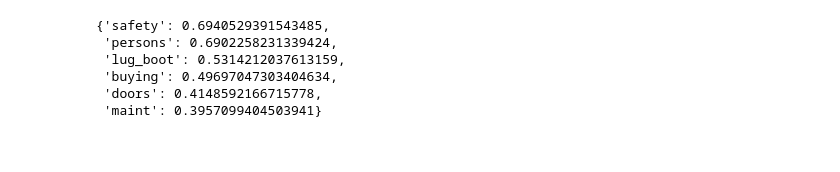
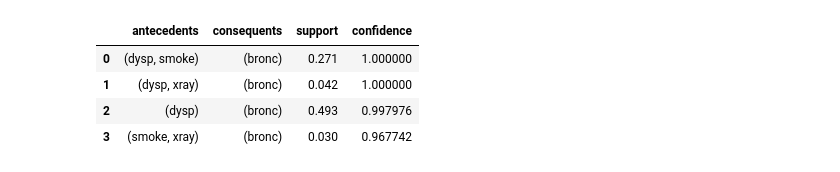
Before and after one commit to TumeloMkwambe/Honours-RP, a Jupyter notebook: main.ipynb, the cells around one changed output. Cells and saved outputs as stored; diff of their text form; code cells hidden in the pictures.

```diff
--- a/main.ipynb
+++ b/main.ipynb
@@ -318,0 +277,3 @@ INFO:pgmpy:Reached maximum number of allowed conditional variables. Exiting
+# %%
+explainer = Explainer(model, dataset.drop(target, axis = 1), target, preprocessor, n_samples = 1000, rep_prob = 0.1)
+x = X_test[np.random.randint(len(X_test))]
@@ -319,9 +296,8 @@ INFO:pgmpy:Reached maximum number of allowed conditional variables. Exiting
 # %%
-explainer.relevance_dict
+explainer.associations
 # %% [output]
-{'safety': 0.6940529391543485,
- 'persons': 0.6902258231339424,
- 'lug_boot': 0.5314212037613159,
- 'buying': 0.49697047303404634,
- 'doors': 0.4148592166715778,
- 'maint': 0.3957099404503941}
+|  | antecedents | consequents | support | confidence |
+| 0 | (dysp, smoke) | (bronc) | 0.271 | 1.000000 |
+| 1 | (dysp, xray) | (bronc) | 0.042 | 1.000000 |
+| 2 | (dysp) | (bronc) | 0.493 | 0.997976 |
+| 3 | (smoke, xray) | (bronc) | 0.030 | 0.967742 |
```
Also changed, not shown: parts of 30 cells of this notebook, 4 other files.
